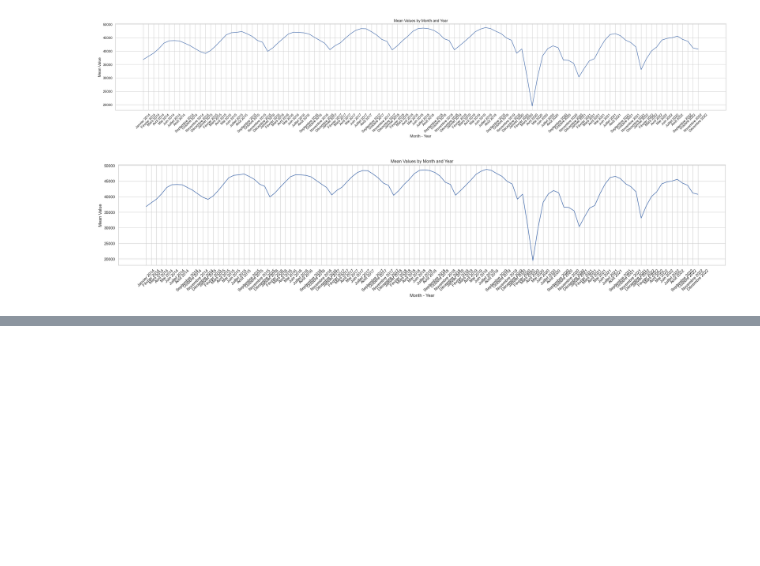
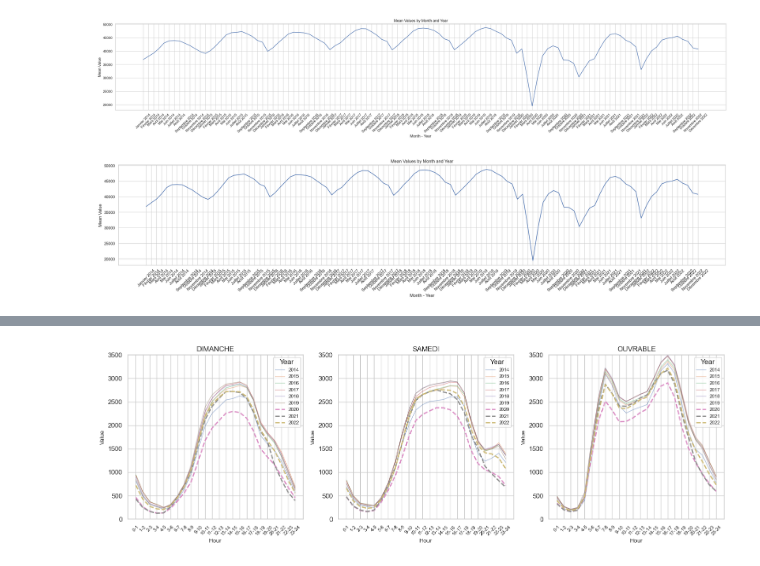
Before and after one commit to tarcisiocsn/OpenDataQuebec, a Jupyter notebook: QuebecTrafficVolumes/count_analysis.ipynb, the cells around one changed output, grey strips where cells are left out. Drawn from its saved outputs; the diff is of its cells as text; code cells hidden in the pictures; blank space fills up the shorter version.

Commit message:
analysis from horaire tab

```diff
--- a/QuebecTrafficVolumes/count_analysis.ipynb
+++ b/QuebecTrafficVolumes/count_analysis.ipynb
@@ -422,0 +435,78 @@ plt.show()
+# %%
+%%capture
+# fact84 tab analysis
+# Call the aggregate_filtered_data function
+aggregated_data_hour = aggregate_filtered_data(folder_path, subfolders, 'VOIE', [13], 'horaire')
+# %%
+# Group by 'ANNEE' and 'HRE' columns and apply custom aggregation function to all day columns
+averages_horaire = aggregated_data_hour.groupby(['ANNEE', 'HRE']).agg({
+    'DIMANCHE': custom_mean,
+    'SAMEDI': custom_mean,
+    'OUVRABLE': custom_mean,
+})
+
+# Extract 'ANNEE' and 'MOIS' from the index and add them as columns
+averages_horaire.reset_index(inplace=True)
+# %%
+# Define the custom order of hours
+hour_order = ['0-1', '1-2', '2-3', '3-4', '4-5', '5-6', '6-7', '7-8', '8-9', '9-10', '10-11', '11-12',
+              '12-13', '13-14', '14-15', '15-16', '16-17', '17-18', '18-19', '19-20', '20-21', '21-22', '22-23', '23-24']
+
+# Filter the dataframe to include only relevant columns
+df_filtered = averages_horaire[averages_horaire['HRE'] != 'Total']
+
+# Get unique days
+days = ['DIMANCHE', 'SAMEDI', 'OUVRABLE']
+
+# Create subplots
+fig, axes = plt.subplots(nrows=1, ncols=len(days), figsize=(15, 5))
+
+# Iterate over each day and create a subplot
+for i, day in enumerate(days):
+    ax = axes[i]
+
+    # Filter data for the current day
+    data = df_filtered[df_filtered[day].notnull()]
+
+    # Convert 'HRE' column to ordered categorical data
+    data['HRE'] = pd.Categorical(data['HRE'], categories=hour_order, ordered=True)
+    data = data.sort_values('HRE')
+
+    # Iterate over years
+    for year in sorted(data['ANNEE'].unique()):
+        # Filter data for the current year
+        year_data = data[data['ANNEE'] == year]
+
+        # Get hours and values for the current year and day
+        hours = year_data['HRE']
+        values = year_data[day]
+
+        # Set line style and color for specific years
+        if year in [2020, 2021, 2022]:
+            line_style = '--'
+            line_width = 2
+            line_alpha = 1.0
+        else:
+            line_style = '-'
+            line_width = 1
+            line_alpha = 0.5
+
+        # Plot the curve
+        sns.lineplot(x=hours, y=values, ax=ax, label=str(year), linestyle=line_style,
+                     linewidth=line_width, alpha=line_alpha)
+
+    # Set subplot title and labels
+    ax.set_title(day, fontsize=12)
+    ax.set_xlabel('Hour', fontsize=10)
+    ax.set_ylabel('Value', fontsize=10)
+    ax.legend(title='Year', fontsize=8)
+    ax.tick_params(axis='x', labelrotation=45, labelsize=8)
+    ax.set_ylim(0,3500) # y-axis range
+
+# Adjust the layout
+plt.tight_layout()
+
+# Show the plot
+plt.show()
+# %% [output]
+[figure, added]
```
Also changed, not shown: parts of 7 cells of this notebook.
